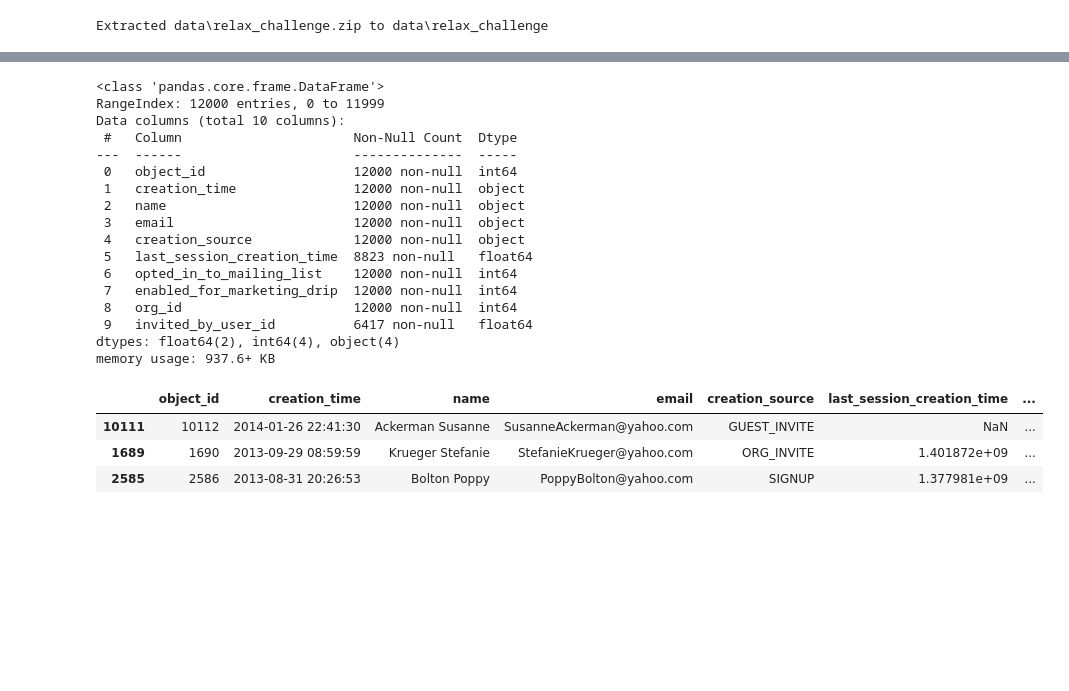
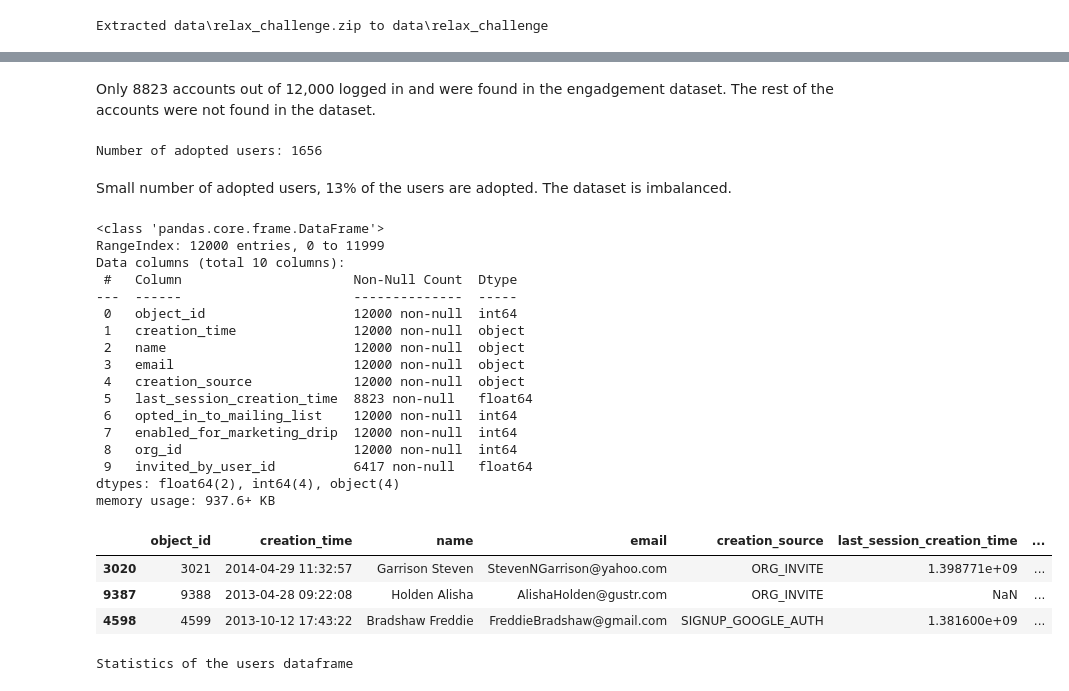
Before and after one commit to jonnross88/ultimate_project_3, a Jupyter notebook: relax.ipynb, the cells around one changed output, grey strips where cells are left out. Cells and saved outputs as stored; diff of their text form; code cells hidden in the pictures; blank space fills up the shorter version.

```diff
--- a/relax.ipynb
+++ b/relax.ipynb
@@ -75,30 +105,86 @@ Name: count, Length: 8823, dtype: int64
+# %% [markdown]
+Only 8823 accounts out of 12,000 logged in and were found in the engadgement dataset. The rest of the accounts were not found in the dataset.
+# %%
+# Convert the timestamp to date
+users_engagement_df["date"] = pd.to_datetime(
+    users_engagement_df["time_stamp"]).dt.date
+
+# Drop duplicates based on user_id and date to get unique logins
+user_engagement_datewise = users_engagement_df[["user_id", "date"]].drop_duplicates(
+    subset=["user_id", "date"]
+)
+
+# Sort the DataFrame by user_id and date
+user_engagement_datewise.sort_values(by=["user_id", "date"], inplace=True)
+
+# Calculate the difference in days between the current and previous login date for each user
+user_engagement_datewise["date_diff"] = user_engagement_datewise.groupby("user_id")[
+    "date"
+].diff()
+user_engagement_datewise["date_diff"] = user_engagement_datewise["date_diff"].apply(
+    lambda x: pd.Timedelta(x).days
+)
+
+# Fill NA values with 0
+user_engagement_datewise["date_diff"] = user_engagement_datewise["date_diff"].fillna(
+    0)
+
+# Calculate the difference in days between the current and the login date two rows back for each user
+user_engagement_datewise["date_diff_2"] = (
+    user_engagement_datewise.groupby("user_id")["date"]
+    .diff(2)
+    .apply(lambda x: pd.Timedelta(x).days)
+)
+
+# Filter the DataFrame to get users with 3 logins in a 7-day period
+adopted_user_df = (
+    user_engagement_datewise[user_engagement_datewise["date_diff_2"] < 8]
+    .groupby("user_id")
+    .first()
+)
+
+# Reset the index and rename the columns
+adopted_user_df = adopted_user_df[["date"]].reset_index()
+adopted_user_df.columns = ["user_id", "date_became_adopted"]
+
+# Mark these users as adopted users
+adopted_user_df["adopted_user"] = 1
+
+adopted_users = adopted_user_df["user_id"].unique()
+print(f"Number of adopted users: {len(adopted_users)}")
+# %% [output]
+Number of adopted users: 1656
+# %% [markdown]
+Small number of adopted users, 13% of the users are adopted. The dataset is imbalanced.
 # %%
 users_df = pd.read_csv(users_path, encoding="latin-1")
 users_df.info()
 display(users_df.sample(3))
-users_df.describe(include="all").T.sort_values(by="unique").fillna("")
+print(f"Statistics of the users dataframe")
+users_df.describe(include="all").round(2).T.sort_values(by="unique").fillna("")
 # %% [output]
 <class 'pandas.core.frame.DataFrame'>
 RangeIndex: 12000 entries, 0 to 11999
 Data columns (total 10 columns):
  #   Column                      Non-Null Count  Dtype
 ---  ------                      --------------  -----
  0   object_id                   12000 non-null  int64
  1   creation_time               12000 non-null  object
  2   name                        12000 non-null  object
  3   email                       12000 non-null  object
  4   creation_source             12000 non-null  object
  5   last_session_creation_time  8823 non-null   float64
  6   opted_in_to_mailing_list    12000 non-null  int64
  7   enabled_for_marketing_drip  12000 non-null  int64
  8   org_id                      12000 non-null  int64
  9   invited_by_user_id          6417 non-null   float64
 dtypes: float64(2), int64(4), object(4)
 memory usage: 937.6+ KB
 |  | object_id | creation_time | name | email | creation_source | last_session_creation_time | ... |
-| 10111 | 10112 | 2014-01-26 22:41:30 | Ackerman Susanne | SusanneAckerman@yahoo.com | GUEST_INVITE | NaN | ... |
-| 1689 | 1690 | 2013-09-29 08:59:59 | Krueger Stefanie | StefanieKrueger@yahoo.com | ORG_INVITE | 1.401872e+09 | ... |
-| 2585 | 2586 | 2013-08-31 20:26:53 | Bolton Poppy | PoppyBolton@yahoo.com | SIGNUP | 1.377981e+09 | ... |
+| 3020 | 3021 | 2014-04-29 11:32:57 | Garrison Steven | StevenNGarrison@yahoo.com | ORG_INVITE | 1.398771e+09 | ... |
+| 9387 | 9388 | 2013-04-28 09:22:08 | Holden Alisha | AlishaHolden@gustr.com | ORG_INVITE | NaN | ... |
+| 4598 | 4599 | 2013-10-12 17:43:22 | Bradshaw Freddie | FreddieBradshaw@gmail.com | SIGNUP_GOOGLE_AUTH | 1.381600e+09 | ... |
+Statistics of the users dataframe
 |  | count | unique | top | freq | mean | std | min | 25% | 50% | 75% | max |
 | creation_source | 12000.0 | 5 | ORG_INVITE | 4254 |  |  |  |  |  |  |  |
 | name | 12000.0 | 11355 | Araujo Gabriela | 5 |  |  |  |  |  |  |  |
```
Also changed, not shown: parts of 53 cells of this notebook.
